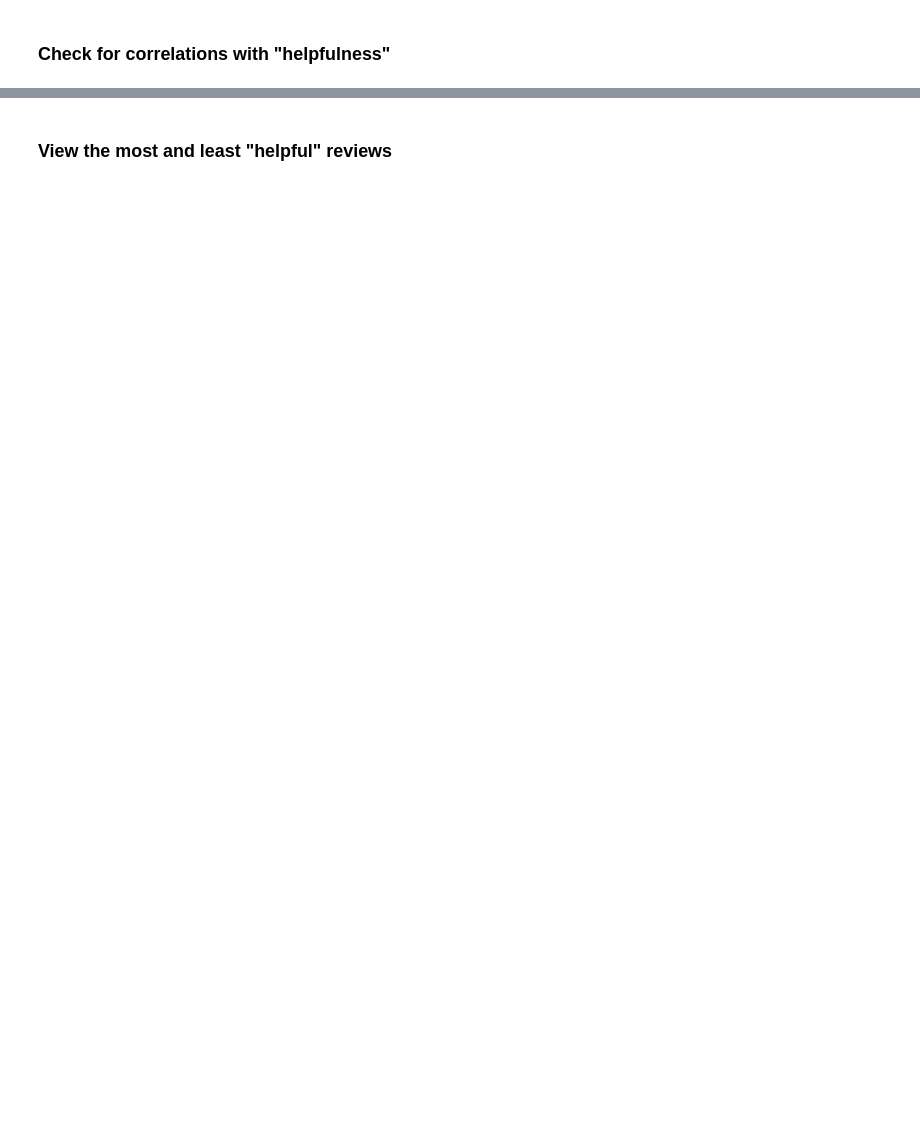
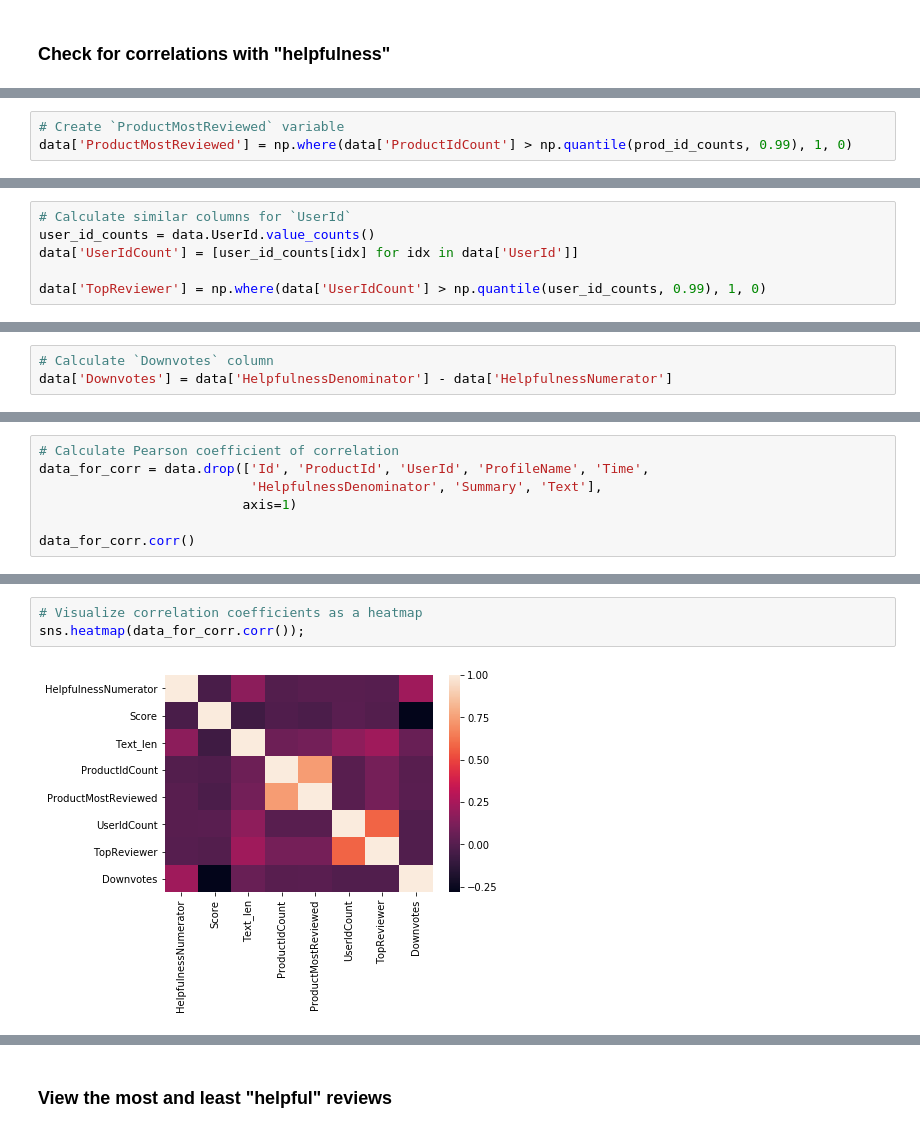
Before and after one commit to jrkreiger/helpful-reviews, a Jupyter notebook: project_notes.ipynb, the cells around one changed output, grey strips where cells are left out. Cells and saved outputs as stored; diff of their text form; blank space fills up the shorter version.

```diff
--- a/project_notes.ipynb
+++ b/project_notes.ipynb
@@ -374,0 +408,3 @@ plt.show();
+# %%
+# Create `ProductMostReviewed` variable
+data['ProductMostReviewed'] = np.where(data['ProductIdCount'] > np.quantile(prod_id_counts, 0.99), 1, 0)
@@ -374,0 +413,6 @@ plt.show();
+# %%
+# Calculate similar columns for `UserId`
+user_id_counts = data.UserId.value_counts()
+data['UserIdCount'] = [user_id_counts[idx] for idx in data['UserId']]
+
+data['TopReviewer'] = np.where(data['UserIdCount'] > np.quantile(user_id_counts, 0.99), 1, 0)
@@ -374,0 +421,3 @@ plt.show();
+# %%
+# Calculate `Downvotes` column
+data['Downvotes'] = data['HelpfulnessDenominator'] - data['HelpfulnessNumerator']
@@ -374,0 +449,7 @@ plt.show();
+# %%
+# Calculate Pearson coefficient of correlation
+data_for_corr = data.drop(['Id', 'ProductId', 'UserId', 'ProfileName', 'Time',
+                           'HelpfulnessDenominator', 'Summary', 'Text'],
+                          axis=1)
+
+data_for_corr.corr()
@@ -374,0 +466,5 @@ plt.show();
+# %%
+# Visualize correlation coefficients as a heatmap
+sns.heatmap(data_for_corr.corr());
+# %% [output]
+[figure, added]
```
Also changed, not shown: parts of 67 cells of this notebook.
